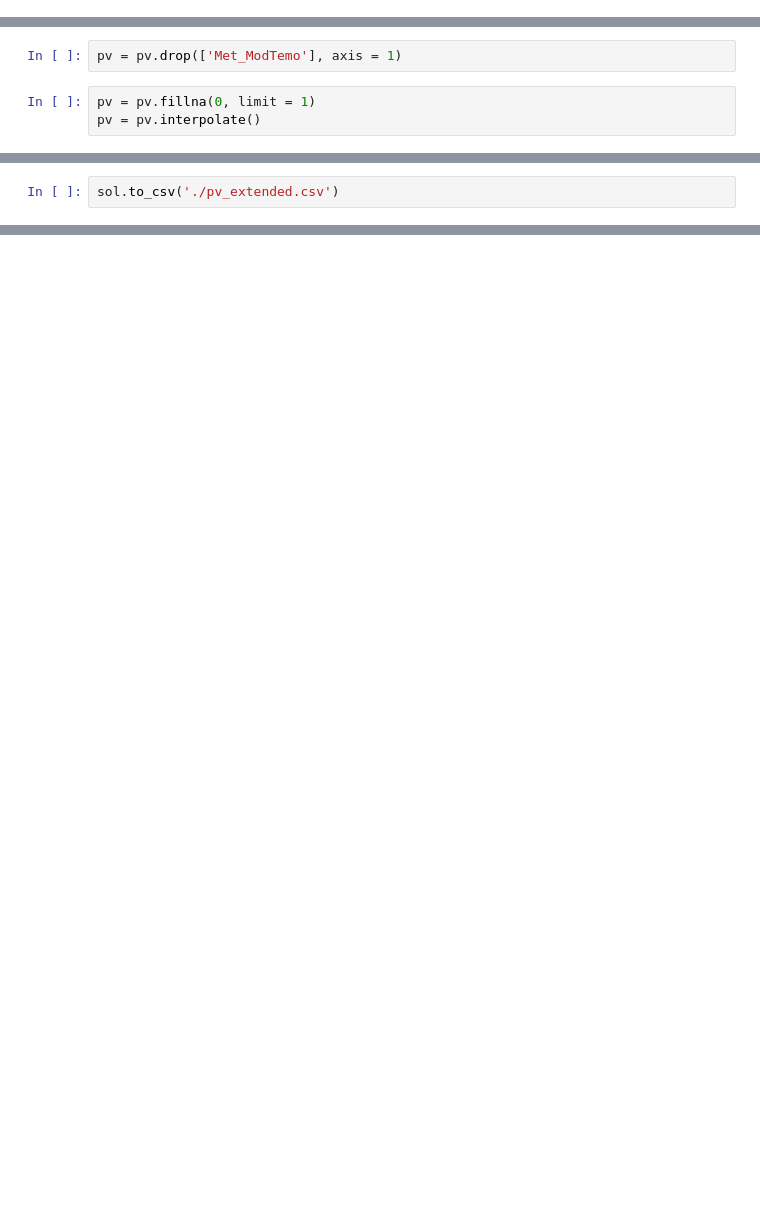
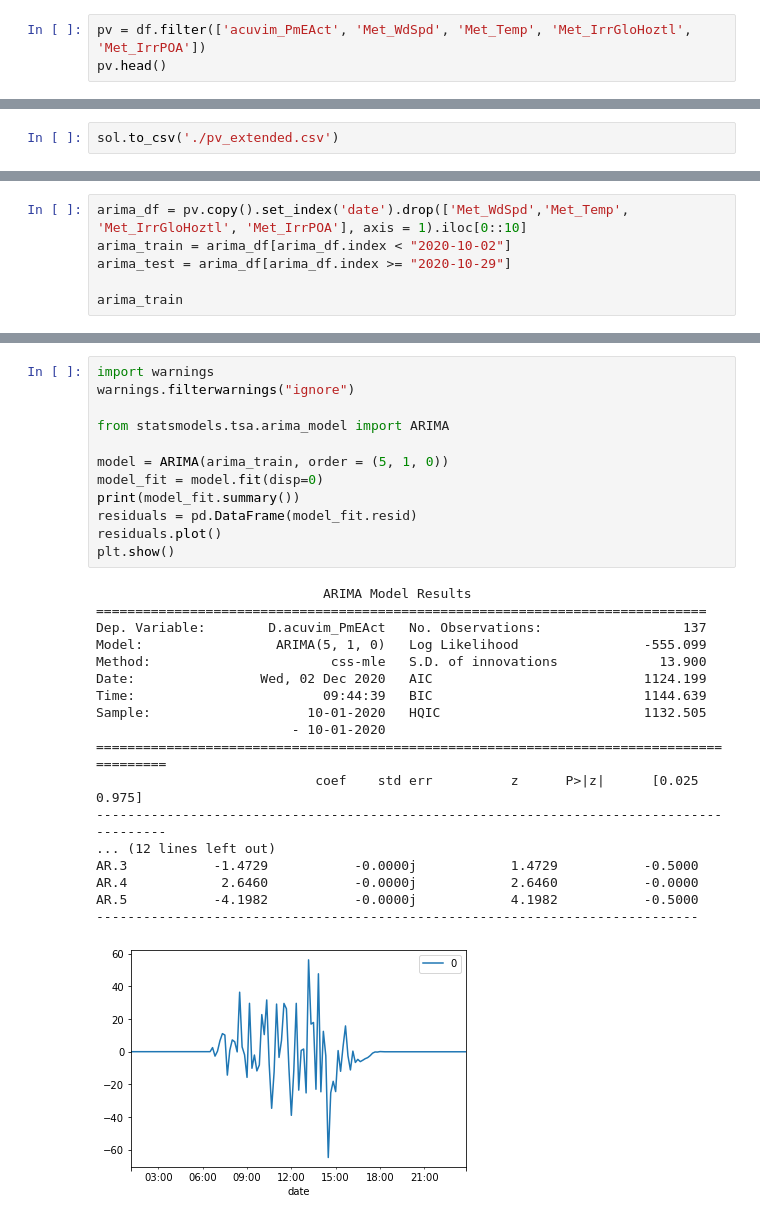
Before and after one commit to theodorhusefest/microgrid-mpc, a Jupyter notebook: pv-pred/data_explore.ipynb, the cells around one changed output, grey strips where cells are left out. Drawn from its saved outputs; the diff is of its cells as text; blank space fills up the shorter version.

```diff
--- a/pv-pred/data_explore.ipynb
+++ b/pv-pred/data_explore.ipynb
@@ -59,0 +72,3 @@ pv.head()
+# %%
+pv = df.filter(['acuvim_PmEAct', 'Met_WdSpd', 'Met_Temp', 'Met_IrrGloHoztl', 'Met_IrrPOA'])
+pv.head()
@@ -75,8 +91,3 @@ In addtion, it looks like zero-values (e.g irridation at night) are set to nan.
-# %%
-pv = pv.drop(['Met_ModTemo'], axis = 1)
-# %%
-pv = pv.fillna(0, limit = 1)
-pv = pv.interpolate()
 # %%
 plt.figure(figsize= (20, 10))
 plt.plot(range(44640), pv.Met_IrrGloHoztl)
@@ -216,0 +292,6 @@ sol.to_csv('./pv_extended.csv')
+# %%
+arima_df = pv.copy().set_index('date').drop(['Met_WdSpd','Met_Temp', 'Met_IrrGloHoztl', 'Met_IrrPOA'], axis = 1).iloc[0::10]
+arima_train = arima_df[arima_df.index < "2020-10-02"]
+arima_test = arima_df[arima_df.index >= "2020-10-29"]
+
+arima_train
@@ -216,0 +313,31 @@ sol.to_csv('./pv_extended.csv')
+# %%
+import warnings
+warnings.filterwarnings("ignore")
+
+from statsmodels.tsa.arima_model import ARIMA
+
+model = ARIMA(arima_train, order = (5, 1, 0))
+model_fit = model.fit(disp=0)
+print(model_fit.summary())
+residuals = pd.DataFrame(model_fit.resid)
+residuals.plot()
+plt.show()
+# %% [output]
+                             ARIMA Model Results
+==============================================================================
+Dep. Variable:        D.acuvim_PmEAct   No. Observations:                  137
+Model:                 ARIMA(5, 1, 0)   Log Likelihood                -555.099
+Method:                       css-mle   S.D. of innovations             13.900
+Date:                Wed, 02 Dec 2020   AIC                           1124.199
+Time:                        09:44:39   BIC                           1144.639
+Sample:                    10-01-2020   HQIC                          1132.505
+                         - 10-01-2020
+=========================================================================================
+                            coef    std err          z      P>|z|      [0.025      0.975]
+-----------------------------------------------------------------------------------------
+... (12 lines left out)
+AR.3           -1.4729           -0.0000j            1.4729           -0.5000
+AR.4            2.6460           -0.0000j            2.6460           -0.0000
+AR.5           -4.1982           -0.0000j            4.1982           -0.5000
+-----------------------------------------------------------------------------
+[figure, added]
```
Also changed, not shown: parts of 23 cells of this notebook, 7 other files.
